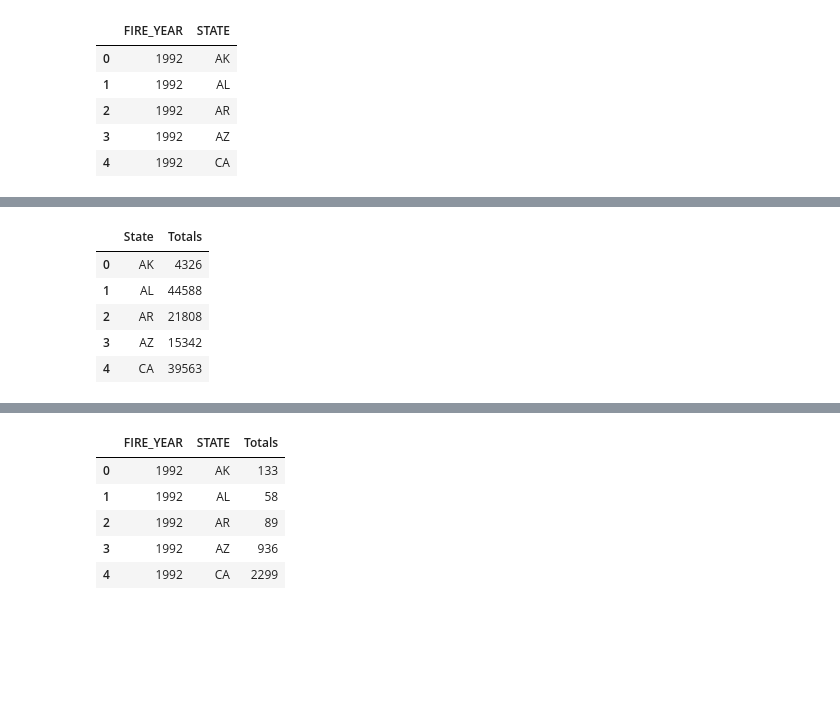
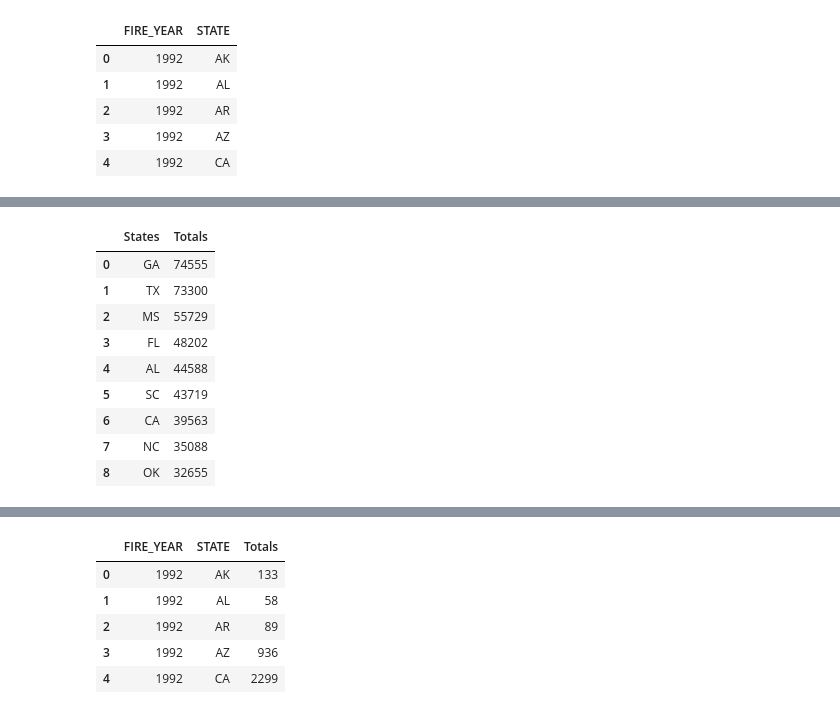
Before and after one commit to aliaheed/project-one, a Jupyter notebook: Notebooks/test_data.ipynb, the cells around one changed output, grey strips where cells are left out. Cells and saved outputs as stored; diff of their text form; code cells hidden in the pictures; blank space fills up the shorter version.

```diff
--- a/Notebooks/test_data.ipynb
+++ b/Notebooks/test_data.ipynb
@@ -125,22 +128,33 @@ plt.show()
-# %%
-# Make a df of totals for the states
-
-states = unique_states["STATE"]
-
-states_df = pd.DataFrame({
-    "State": states,
-    "Totals": state_totals
-})
-states_df.head()
-
-#this data will be used later to make our cloropleth map of wildfires across all years
-# %% [output]
-|  | State | Totals |
-| 0 | AK | 4326 |
-| 1 | AL | 44588 |
-| 2 | AR | 21808 |
-| 3 | AZ | 15342 |
-| 4 | CA | 39563 |
+# %%
+# Make a df of totals for the states
+
+states = unique_states["STATE"]
+
+states_df = pd.DataFrame({
+    "States": states,
+    "Totals": state_totals
+})
+states_df = states_df.sort_values(["Totals"], ascending=False).reset_index(drop=True)
+
+#pick out the top 10 states
+
+top_10 = pd.DataFrame({
+    "States": states_df["States"][0:9],
+    "Totals": states_df["Totals"][0:9]
+})
+
+top_10
+# %% [output]
+|  | States | Totals |
+| 0 | GA | 74555 |
+| 1 | TX | 73300 |
+| 2 | MS | 55729 |
+| 3 | FL | 48202 |
+| 4 | AL | 44588 |
+| 5 | SC | 43719 |
+| 6 | CA | 39563 |
+| 7 | NC | 35088 |
+| 8 | OK | 32655 |
 # %%
 # Set x axis and tick locations
 
```
Also changed, not shown: parts of 7 cells of this notebook, 4 other files.
